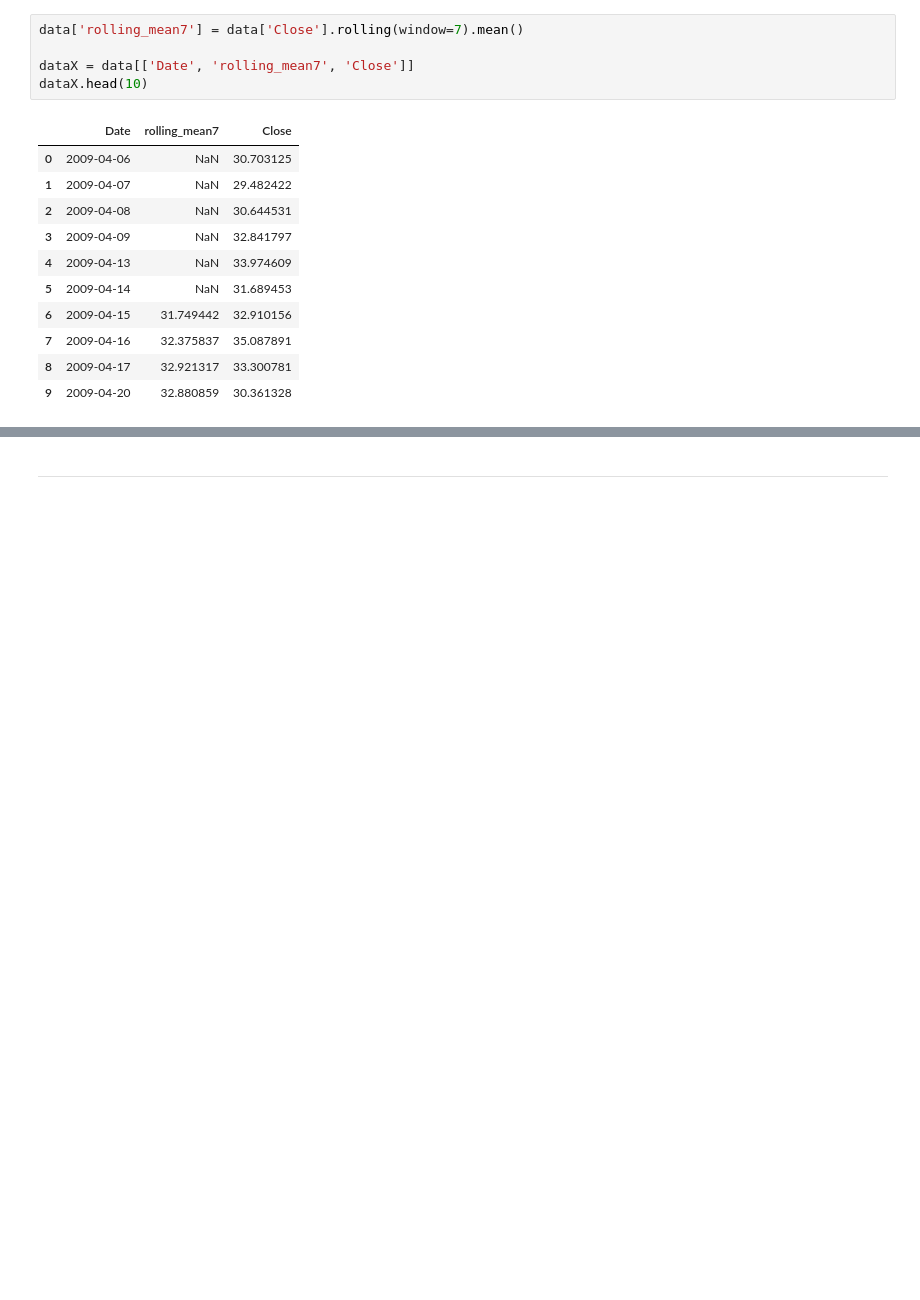
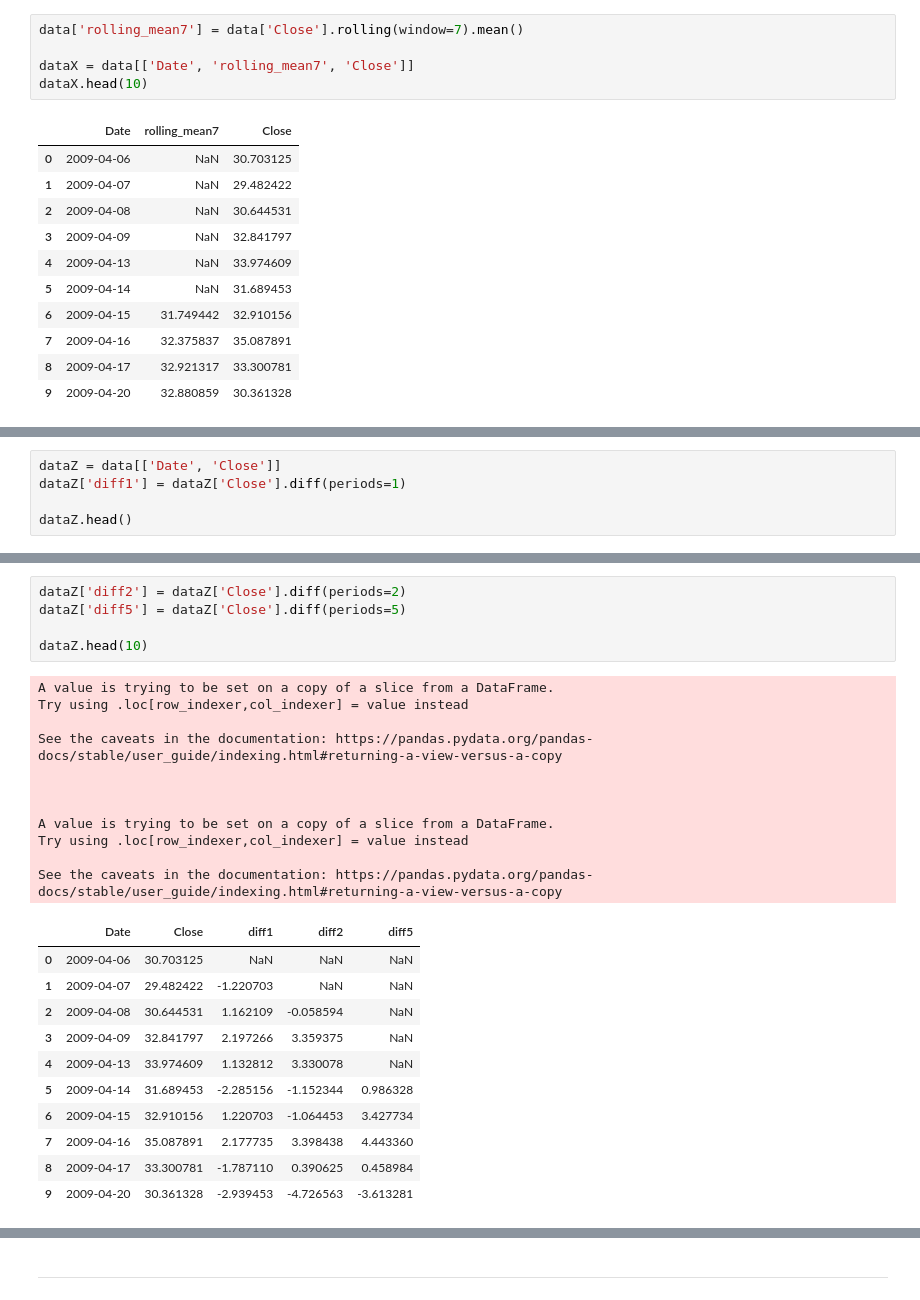
Before and after one commit to sawubona-repo/BINA-FS23-WORK, a Jupyter notebook: LB10-Regression+TimeSeries/Python/Python_TIMESERIES_FinancialData_v2.ipynb, the cells around one changed output, grey strips where cells are left out. Drawn from its saved outputs; the diff is of its cells as text; blank space fills up the shorter version.

```diff
--- a/LB10-Regression+TimeSeries/Python/Python_TIMESERIES_FinancialData_v2.ipynb
+++ b/LB10-Regression+TimeSeries/Python/Python_TIMESERIES_FinancialData_v2.ipynb
@@ -334,0 +315,5 @@ fig.show()
+# %%
+dataZ = data[['Date', 'Close']]
+dataZ['diff1'] = dataZ['Close'].diff(periods=1)
+
+dataZ.head()
@@ -334,0 +331,28 @@ fig.show()
+# %%
+dataZ['diff2'] = dataZ['Close'].diff(periods=2)
+dataZ['diff5'] = dataZ['Close'].diff(periods=5)
+
+dataZ.head(10)
+# %% [output]
+A value is trying to be set on a copy of a slice from a DataFrame.
+Try using .loc[row_indexer,col_indexer] = value instead
+
+See the caveats in the documentation: https://pandas.pydata.org/pandas-docs/stable/user_guide/indexing.html#returning-a-view-versus-a-copy
+
+
+
+A value is trying to be set on a copy of a slice from a DataFrame.
+Try using .loc[row_indexer,col_indexer] = value instead
+
+See the caveats in the documentation: https://pandas.pydata.org/pandas-docs/stable/user_guide/indexing.html#returning-a-view-versus-a-copy
+|  | Date | Close | diff1 | diff2 | diff5 |
+| 0 | 2009-04-06 | 30.703125 | NaN | NaN | NaN |
+| 1 | 2009-04-07 | 29.482422 | -1.220703 | NaN | NaN |
+| 2 | 2009-04-08 | 30.644531 | 1.162109 | -0.058594 | NaN |
+| 3 | 2009-04-09 | 32.841797 | 2.197266 | 3.359375 | NaN |
+| 4 | 2009-04-13 | 33.974609 | 1.132812 | 3.330078 | NaN |
+| 5 | 2009-04-14 | 31.689453 | -2.285156 | -1.152344 | 0.986328 |
+| 6 | 2009-04-15 | 32.910156 | 1.220703 | -1.064453 | 3.427734 |
+| 7 | 2009-04-16 | 35.087891 | 2.177735 | 3.398438 | 4.443360 |
+| 8 | 2009-04-17 | 33.300781 | -1.787110 | 0.390625 | 0.458984 |
+| 9 | 2009-04-20 | 30.361328 | -2.939453 | -4.726563 | -3.613281 |
```
Also changed, not shown: parts of 14 cells of this notebook.
